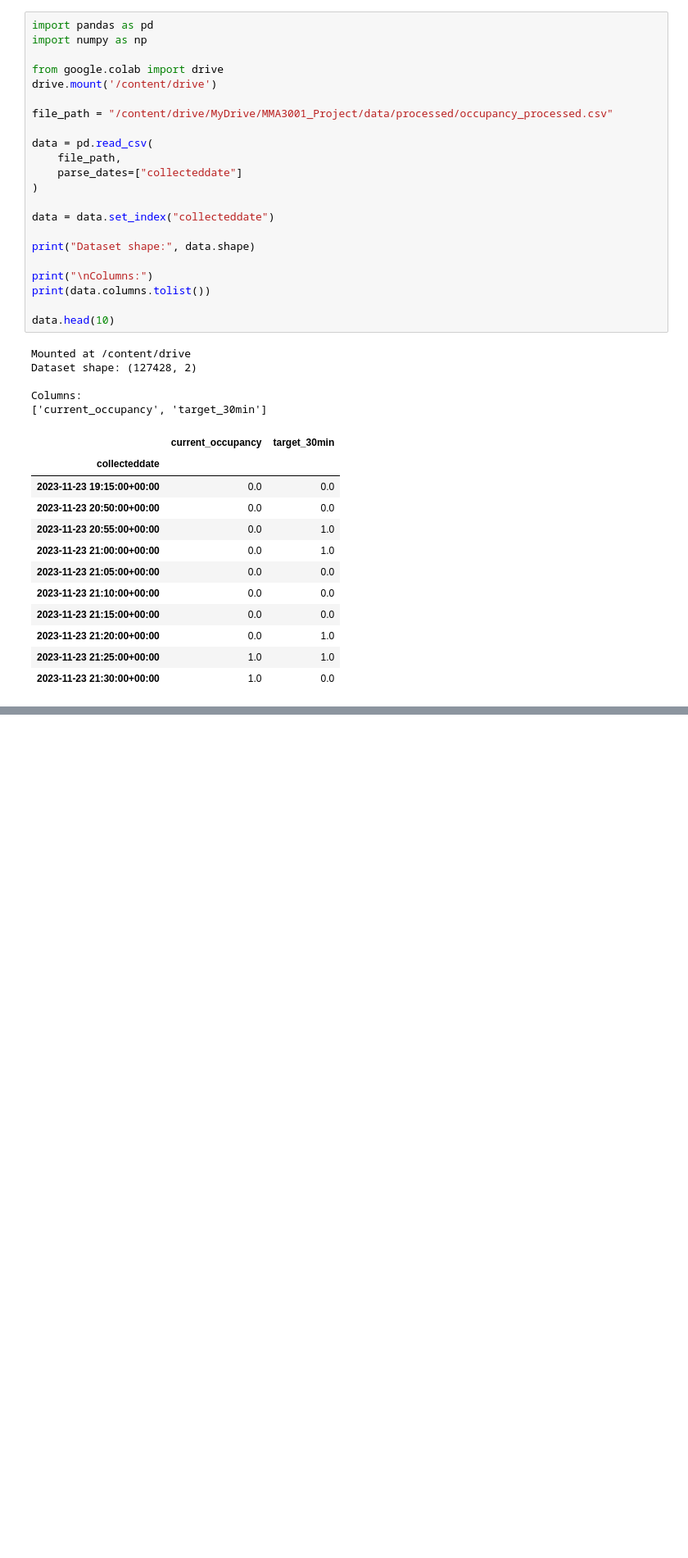
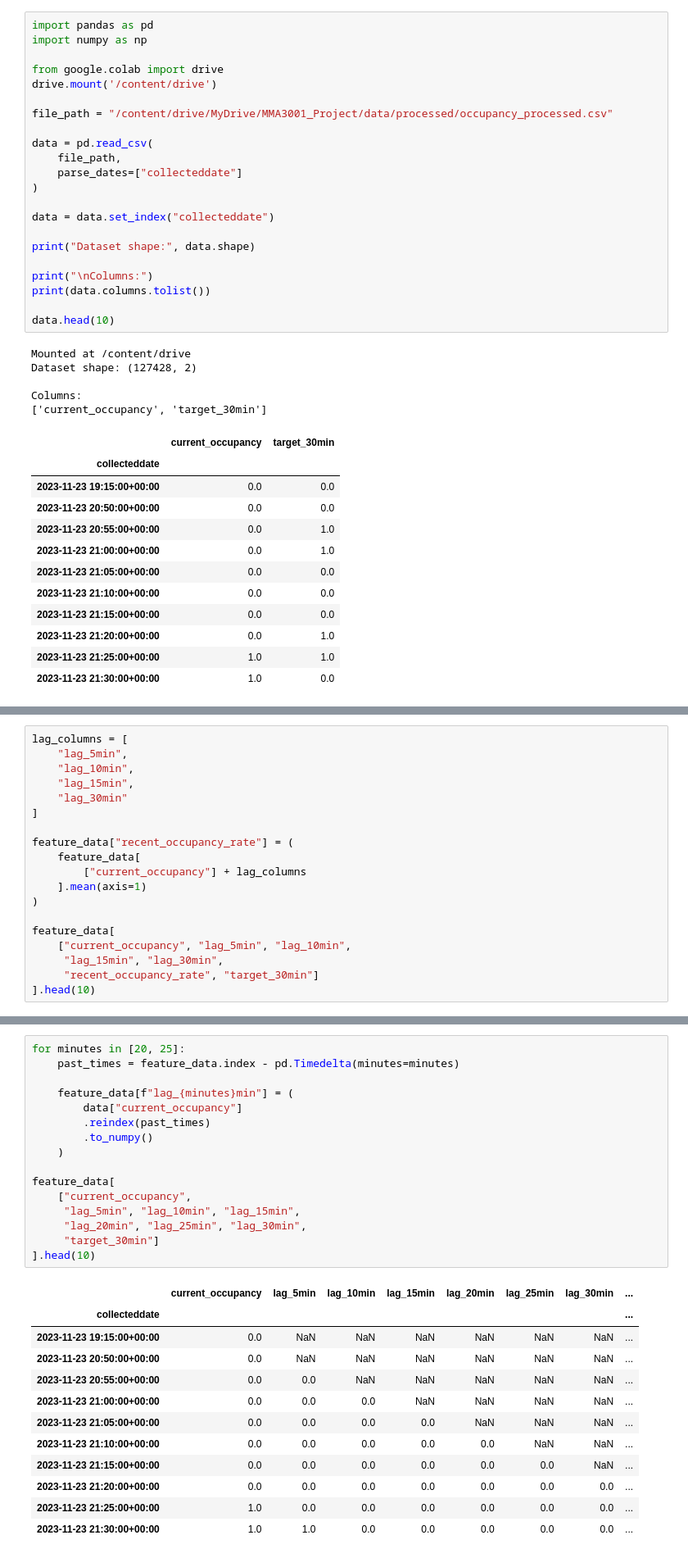
Before and after one commit to Betty-jyw/MMA3001-Occupancy-Prediction, a Jupyter notebook: notebooks/02_feature_engineering.ipynb, the cells around one changed output, grey strips where cells are left out. Shown at 82% size. Saved outputs shown, nothing was run; the diff lists cells and outputs as text; blank space fills up the shorter version.

```diff
--- a/notebooks/02_feature_engineering.ipynb
+++ b/notebooks/02_feature_engineering.ipynb
@@ -58,0 +133,19 @@ Columns:
+# %%
+lag_columns = [
+    "lag_5min",
+    "lag_10min",
+    "lag_15min",
+    "lag_30min"
+]
+
+feature_data["recent_occupancy_rate"] = (
+    feature_data[
+        ["current_occupancy"] + lag_columns
+    ].mean(axis=1)
+)
+
+feature_data[
+    ["current_occupancy", "lag_5min", "lag_10min",
+     "lag_15min", "lag_30min",
+     "recent_occupancy_rate", "target_30min"]
+].head(10)
@@ -58,0 +165,29 @@ Columns:
+# %%
+for minutes in [20, 25]:
+    past_times = feature_data.index - pd.Timedelta(minutes=minutes)
+
+    feature_data[f"lag_{minutes}min"] = (
+        data["current_occupancy"]
+        .reindex(past_times)
+        .to_numpy()
+    )
+
+feature_data[
+    ["current_occupancy",
+     "lag_5min", "lag_10min", "lag_15min",
+     "lag_20min", "lag_25min", "lag_30min",
+     "target_30min"]
+].head(10)
+# %% [output]
+|  | current_occupancy | lag_5min | lag_10min | lag_15min | lag_20min | lag_25min | lag_30min | ... |
+| collecteddate |  |  |  |  |  |  |  | ... |
+| 2023-11-23 19:15:00+00:00 | 0.0 | NaN | NaN | NaN | NaN | NaN | NaN | ... |
+| 2023-11-23 20:50:00+00:00 | 0.0 | NaN | NaN | NaN | NaN | NaN | NaN | ... |
+| 2023-11-23 20:55:00+00:00 | 0.0 | 0.0 | NaN | NaN | NaN | NaN | NaN | ... |
+| 2023-11-23 21:00:00+00:00 | 0.0 | 0.0 | 0.0 | NaN | NaN | NaN | NaN | ... |
+| 2023-11-23 21:05:00+00:00 | 0.0 | 0.0 | 0.0 | 0.0 | NaN | NaN | NaN | ... |
+| 2023-11-23 21:10:00+00:00 | 0.0 | 0.0 | 0.0 | 0.0 | 0.0 | NaN | NaN | ... |
+| 2023-11-23 21:15:00+00:00 | 0.0 | 0.0 | 0.0 | 0.0 | 0.0 | 0.0 | NaN | ... |
+| 2023-11-23 21:20:00+00:00 | 0.0 | 0.0 | 0.0 | 0.0 | 0.0 | 0.0 | 0.0 | ... |
+| 2023-11-23 21:25:00+00:00 | 1.0 | 0.0 | 0.0 | 0.0 | 0.0 | 0.0 | 0.0 | ... |
+| 2023-11-23 21:30:00+00:00 | 1.0 | 1.0 | 0.0 | 0.0 | 0.0 | 0.0 | 0.0 | ... |
```
Also changed, not shown: parts of 8 cells of this notebook.
